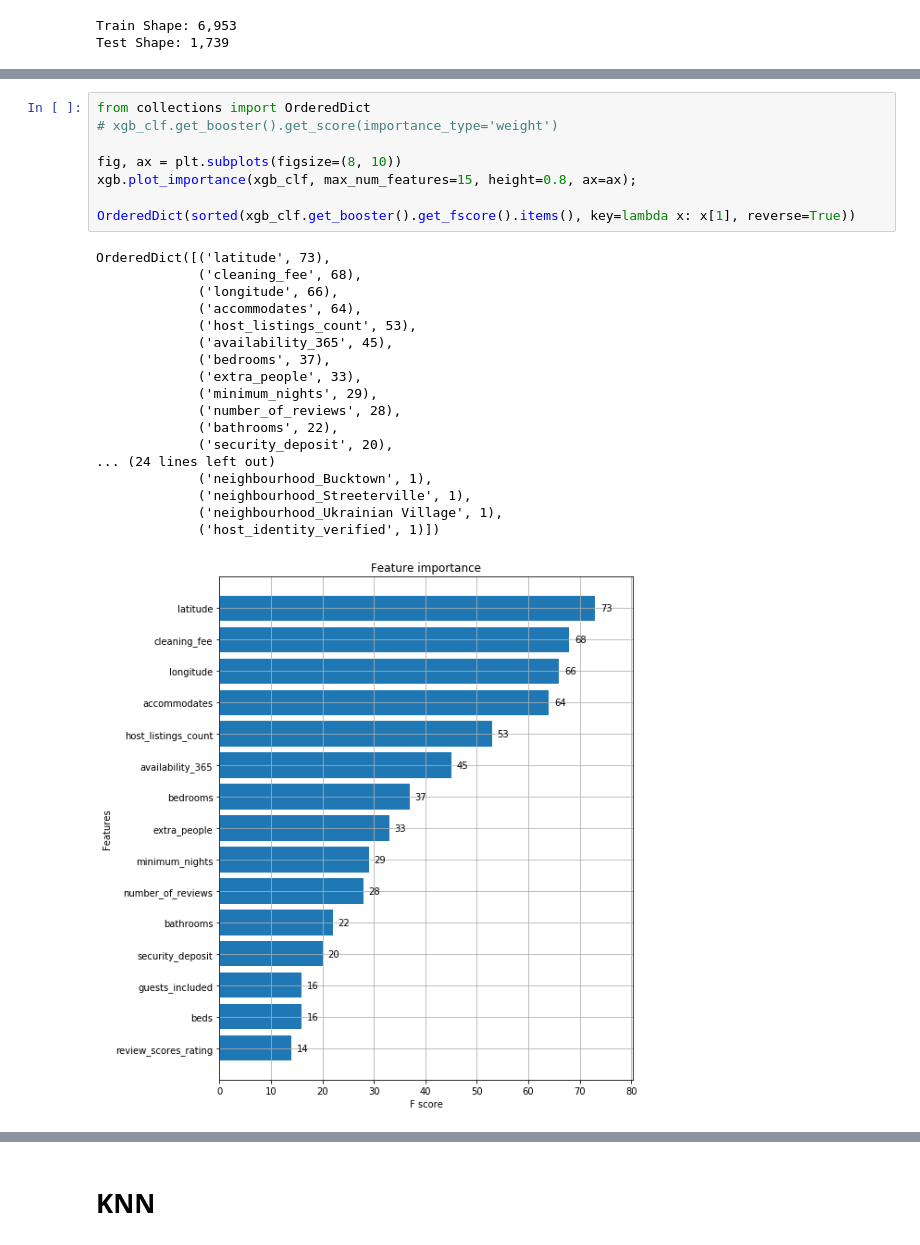
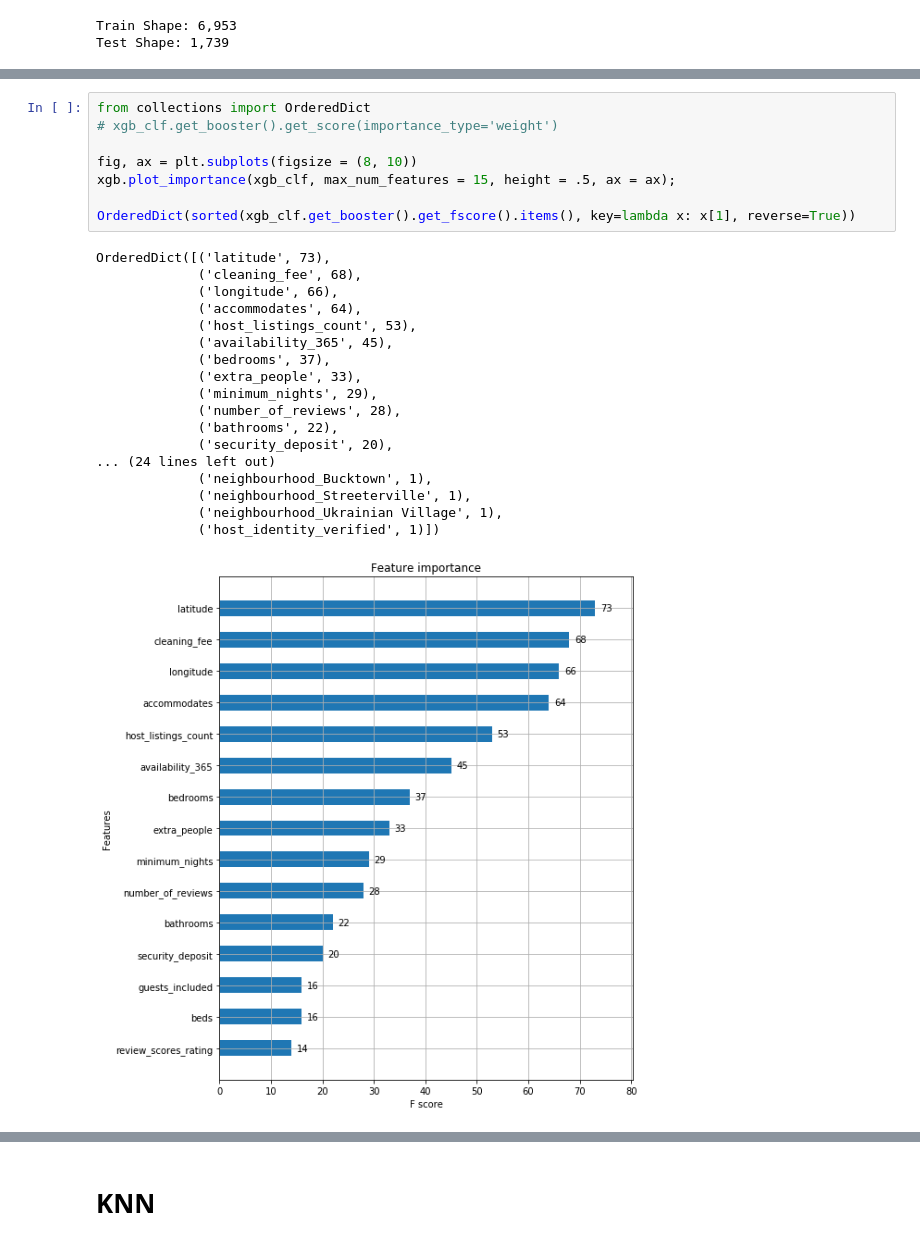
Before and after one commit to HeyPeterPark/NU_Project4, a Jupyter notebook: test_book_xgb.ipynb, the cells around one changed output, grey strips where cells are left out. Drawn from its saved outputs; the diff is of its cells as text.

```diff
--- a/test_book_xgb.ipynb
+++ b/test_book_xgb.ipynb
@@ -634,30 +634,30 @@ Test Accuracy/R2: 65.8%
 # %%
 from collections import OrderedDict
 # xgb_clf.get_booster().get_score(importance_type='weight')
 
-fig, ax = plt.subplots(figsize=(8, 10))
-xgb.plot_importance(xgb_clf, max_num_features=15, height=0.8, ax=ax);
+fig, ax = plt.subplots(figsize = (8, 10))
+xgb.plot_importance(xgb_clf, max_num_features = 15, height = .5, ax = ax);
 
 OrderedDict(sorted(xgb_clf.get_booster().get_fscore().items(), key=lambda x: x[1], reverse=True))
 # %% [output]
 OrderedDict([('latitude', 73),
              ('cleaning_fee', 68),
              ('longitude', 66),
              ('accommodates', 64),
              ('host_listings_count', 53),
              ('availability_365', 45),
              ('bedrooms', 37),
              ('extra_people', 33),
              ('minimum_nights', 29),
              ('number_of_reviews', 28),
              ('bathrooms', 22),
              ('security_deposit', 20),
 ... (24 lines left out)
              ('neighbourhood_Bucktown', 1),
              ('neighbourhood_Streeterville', 1),
              ('neighbourhood_Ukrainian Village', 1),
              ('host_identity_verified', 1)])
-[figure, old version]
+[figure, new version]
 # %%
 temp = pd.DataFrame(xgb_clf.feature_importances_, columns=['weight'], index = X_train.columns)
 temp.sort_values('weight', inplace=True)
```
Also changed, not shown: parts of 3 cells of this notebook.
